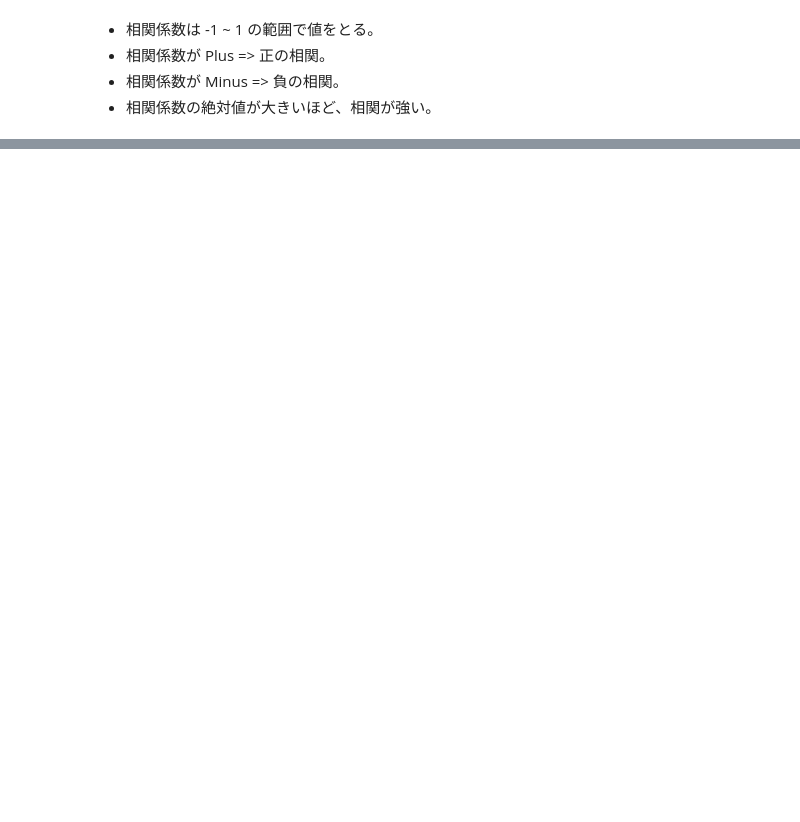
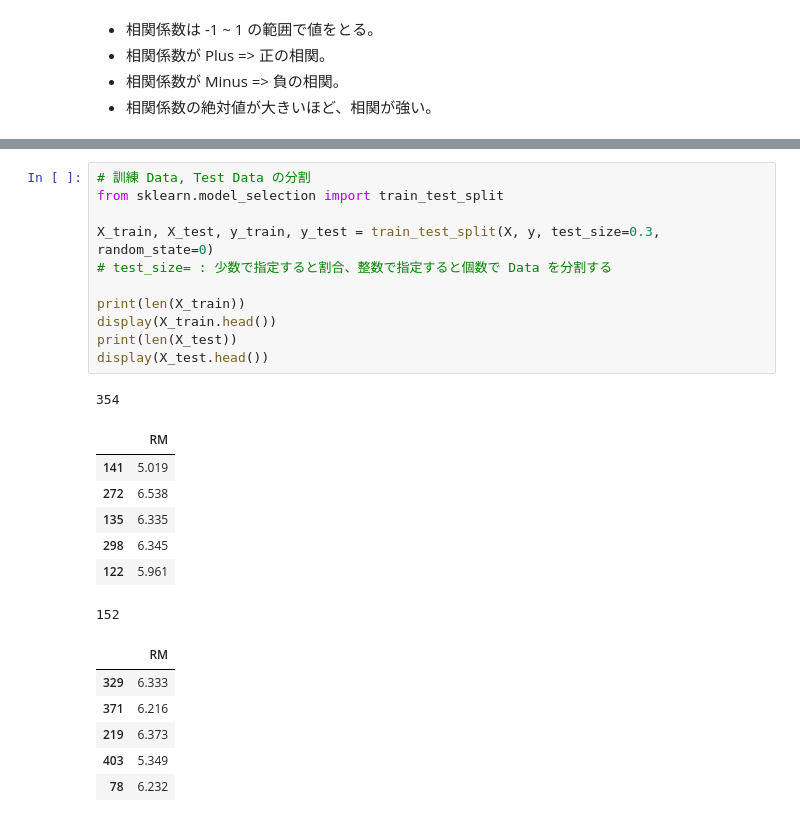
Before and after one commit to 1024xx4/ai_model_building_100, a Jupyter notebook: section04/section04.ipynb, the cells around one changed output, grey strips where cells are left out. Drawn from its saved outputs; the diff is of its cells as text; blank space fills up the shorter version.

Commit message:
Process: Data を分割する#7

```diff
--- a/section04/section04.ipynb
+++ b/section04/section04.ipynb
@@ -138,0 +187,26 @@ plt.show()
+# %%
+# 訓練 Data, Test Data の分割
+from sklearn.model_selection import train_test_split
+
+X_train, X_test, y_train, y_test = train_test_split(X, y, test_size=0.3, random_state=0)
+# test_size= : 少数で指定すると割合、整数で指定すると個数で Data を分割する
+
+print(len(X_train))
+display(X_train.head())
+print(len(X_test))
+display(X_test.head())
+# %% [output]
+354
+|  | RM |
+| 141 | 5.019 |
+| 272 | 6.538 |
+| 135 | 6.335 |
+| 298 | 6.345 |
+| 122 | 5.961 |
+152
+|  | RM |
+| 329 | 6.333 |
+| 371 | 6.216 |
+| 219 | 6.373 |
+| 403 | 5.349 |
+| 78 | 6.232 |
```
Also changed, not shown: parts of 5 cells of this notebook.
